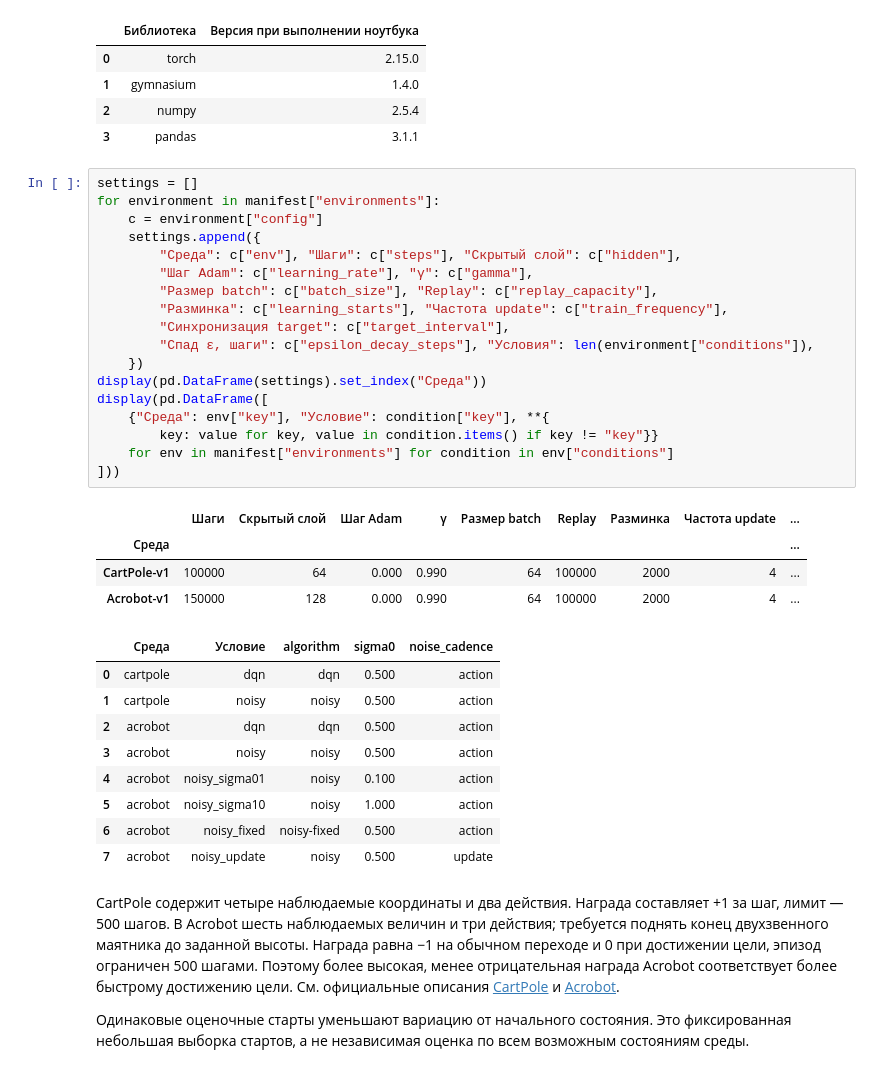
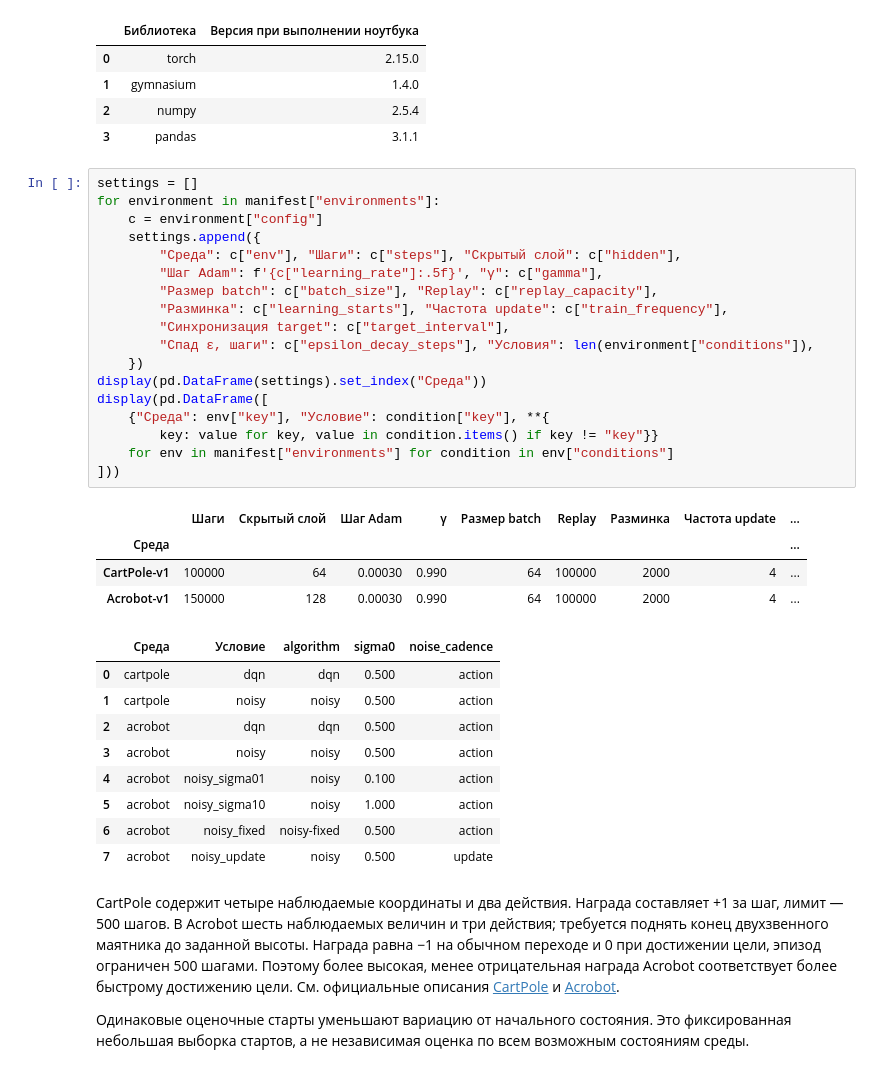
Before and after one commit to hixday28/noisynets-rl, a Jupyter notebook: notebooks/02_final_study.ipynb, the cells around one changed output. Cells and saved outputs as stored; diff of their text form.

```diff
--- a/notebooks/02_final_study.ipynb
+++ b/notebooks/02_final_study.ipynb
@@ -75,26 +75,26 @@ display(pd.DataFrame({
 # %%
 settings = []
 for environment in manifest["environments"]:
     c = environment["config"]
     settings.append({
         "Среда": c["env"], "Шаги": c["steps"], "Скрытый слой": c["hidden"],
-        "Шаг Adam": c["learning_rate"], "γ": c["gamma"],
+        "Шаг Adam": f'{c["learning_rate"]:.5f}', "γ": c["gamma"],
         "Размер batch": c["batch_size"], "Replay": c["replay_capacity"],
         "Разминка": c["learning_starts"], "Частота update": c["train_frequency"],
         "Синхронизация target": c["target_interval"],
         "Спад ε, шаги": c["epsilon_decay_steps"], "Условия": len(environment["conditions"]),
     })
 display(pd.DataFrame(settings).set_index("Среда"))
 display(pd.DataFrame([
     {"Среда": env["key"], "Условие": condition["key"], **{
         key: value for key, value in condition.items() if key != "key"}}
     for env in manifest["environments"] for condition in env["conditions"]
 ]))
 # %% [output]
 |  | Шаги | Скрытый слой | Шаг Adam | γ | Размер batch | Replay | Разминка | Частота update | ... |
 | Среда |  |  |  |  |  |  |  |  | ... |
-| CartPole-v1 | 100000 | 64 | 0.000 | 0.990 | 64 | 100000 | 2000 | 4 | ... |
-| Acrobot-v1 | 150000 | 128 | 0.000 | 0.990 | 64 | 100000 | 2000 | 4 | ... |
+| CartPole-v1 | 100000 | 64 | 0.00030 | 0.990 | 64 | 100000 | 2000 | 4 | ... |
+| Acrobot-v1 | 150000 | 128 | 0.00030 | 0.990 | 64 | 100000 | 2000 | 4 | ... |
 |  | Среда | Условие | algorithm | sigma0 | noise_cadence |
 | 0 | cartpole | dqn | dqn | 0.500 | action |
 | 1 | cartpole | noisy | noisy | 0.500 | action |
```
Also changed, not shown: 13 other files.
